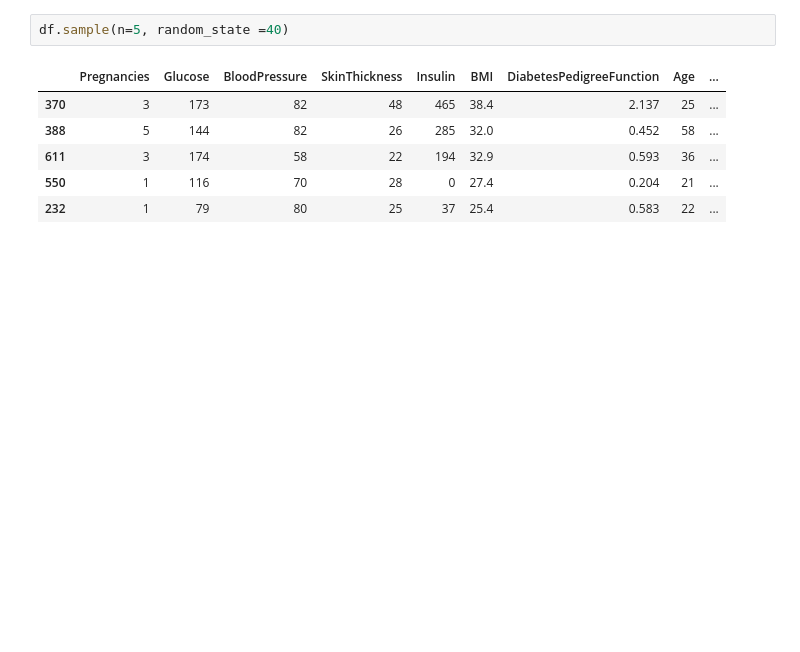
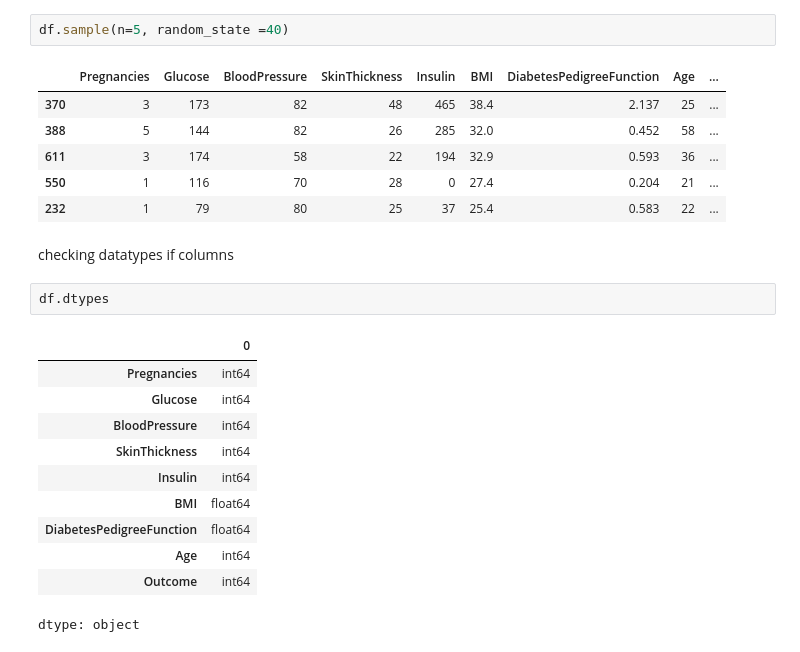
Before and after one commit to Roshanshres/predict-diabetes-svm-, a Jupyter notebook: diabeties_using_svm.ipynb, the cells around one changed output. Saved outputs shown, nothing was run; the diff lists cells and outputs as text; blank space fills up the shorter version.

```diff
--- a/diabeties_using_svm.ipynb
+++ b/diabeties_using_svm.ipynb
@@ -57,3 +57,19 @@ df.sample(n=5, random_state =40)
 | 611 | 3 | 174 | 58 | 22 | 194 | 32.9 | 0.593 | 36 | ... |
 | 550 | 1 | 116 | 70 | 28 | 0 | 27.4 | 0.204 | 21 | ... |
 | 232 | 1 | 79 | 80 | 25 | 37 | 25.4 | 0.583 | 22 | ... |
+# %% [markdown]
+checking datatypes if columns
+# %%
+df.dtypes
+# %% [output]
+|  | 0 |
+| Pregnancies | int64 |
+| Glucose | int64 |
+| BloodPressure | int64 |
+| SkinThickness | int64 |
+| Insulin | int64 |
+| BMI | float64 |
+| DiabetesPedigreeFunction | float64 |
+| Age | int64 |
+| Outcome | int64 |
+dtype: object
```
Also changed, not shown: parts of 4 cells of this notebook.
